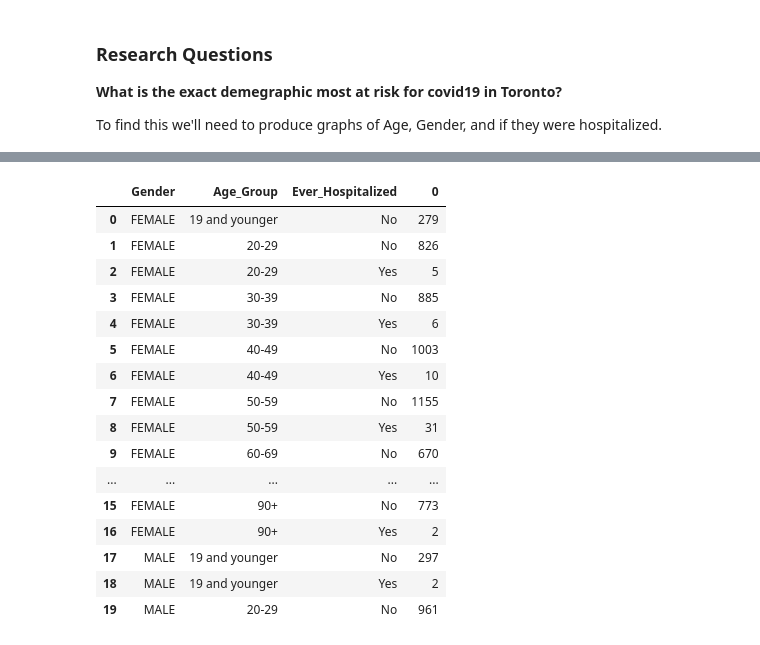
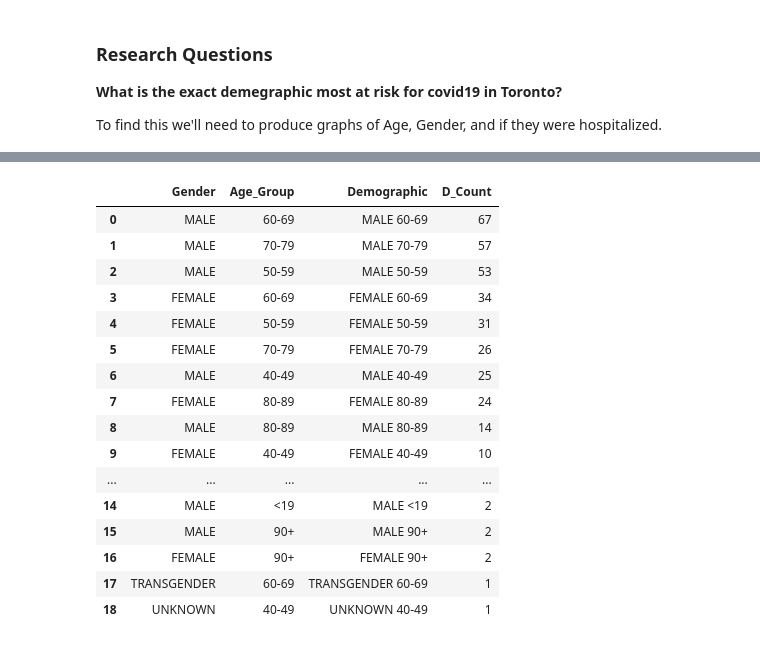
Before and after one commit to data301-2020-winter1/course-project-group_6022, a Jupyter notebook: analysis/Task 5 Folder Milestone 2/Analysis Notebook.ipynb, the cells around one changed output, grey strips where cells are left out. Cells and saved outputs as stored; diff of their text form; code cells hidden in the pictures.

```diff
--- a/analysis/Task 5 Folder Milestone 2/Analysis Notebook.ipynb
+++ b/analysis/Task 5 Folder Milestone 2/Analysis Notebook.ipynb
@@ -26,25 +26,35 @@ df
 | 13215 | 30-39 | Travel | 2020-07-12 | 2020-07-12 | MALE | No | No | ... |
 | 13216 | 50-59 | Unknown/Missing | 2020-07-13 | 2020-07-13 | FEMALE | No | No | ... |
 13217 rows × 9 columns
-# %%
-ndf = df.groupby(["Gender", "Age_Group", "Ever_Hospitalized"]).size().reset_index()
-ndf.rename(columns  = {0:'Count'})
-ndf.head(20)
-# %% [output]
-|  | Gender | Age_Group | Ever_Hospitalized | 0 |
-| 0 | FEMALE | 19 and younger | No | 279 |
-| 1 | FEMALE | 20-29 | No | 826 |
-| 2 | FEMALE | 20-29 | Yes | 5 |
-| 3 | FEMALE | 30-39 | No | 885 |
-| 4 | FEMALE | 30-39 | Yes | 6 |
-| 5 | FEMALE | 40-49 | No | 1003 |
-| 6 | FEMALE | 40-49 | Yes | 10 |
-| 7 | FEMALE | 50-59 | No | 1155 |
-| 8 | FEMALE | 50-59 | Yes | 31 |
-| 9 | FEMALE | 60-69 | No | 670 |
-| ... | ... | ... | ... | ... |
-| 15 | FEMALE | 90+ | No | 773 |
-| 16 | FEMALE | 90+ | Yes | 2 |
-| 17 | MALE | 19 and younger | No | 297 |
-| 18 | MALE | 19 and younger | Yes | 2 |
-| 19 | MALE | 20-29 | No | 961 |
+# %%
+#create a new data frame of values we care about
+ndf = df.groupby(["Gender", "Age_Group", "Ever_Hospitalized"]).size().reset_index()
+ndf = ndf.rename(columns  = {0:'D_Count'})
+ndf = ndf.sort_values(by = 'D_Count', ascending = False)
+#drop those who were not hosplitalized, and then drop the hopitalized column.
+ndf = ndf.loc[ndf["Ever_Hospitalized"].str.contains("Yes")]
+ndf = ndf.drop(["Ever_Hospitalized"], axis = 1)
+
+#create a demographic column, combine gender and agegroup together
+ndf.insert( 2,column = 'Demographic', value = (ndf['Gender'][:] + " " + ndf['Age_Group'][:]))
+order = ndf['Demographic'].to_list()
+ndf = ndf.reset_index(drop = True)
+ndf
+# %% [output]
+|  | Gender | Age_Group | Demographic | D_Count |
+| 0 | MALE | 60-69 | MALE 60-69 | 67 |
+| 1 | MALE | 70-79 | MALE 70-79 | 57 |
+| 2 | MALE | 50-59 | MALE 50-59 | 53 |
+| 3 | FEMALE | 60-69 | FEMALE 60-69 | 34 |
+| 4 | FEMALE | 50-59 | FEMALE 50-59 | 31 |
+| 5 | FEMALE | 70-79 | FEMALE 70-79 | 26 |
+| 6 | MALE | 40-49 | MALE 40-49 | 25 |
+| 7 | FEMALE | 80-89 | FEMALE 80-89 | 24 |
+| 8 | MALE | 80-89 | MALE 80-89 | 14 |
+| 9 | FEMALE | 40-49 | FEMALE 40-49 | 10 |
+| ... | ... | ... | ... | ... |
+| 14 | MALE | <19 | MALE <19 | 2 |
+| 15 | MALE | 90+ | MALE 90+ | 2 |
+| 16 | FEMALE | 90+ | FEMALE 90+ | 2 |
+| 17 | TRANSGENDER | 60-69 | TRANSGENDER 60-69 | 1 |
+| 18 | UNKNOWN | 40-49 | UNKNOWN 40-49 | 1 |
```
Also changed, not shown: parts of 2 cells of this notebook, 3 other files.
